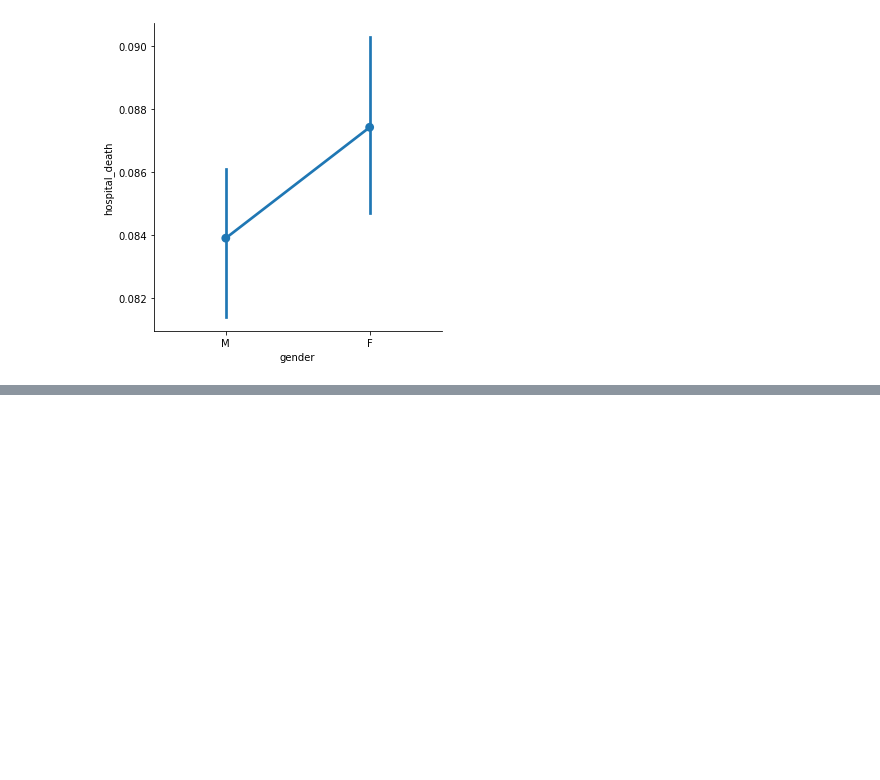
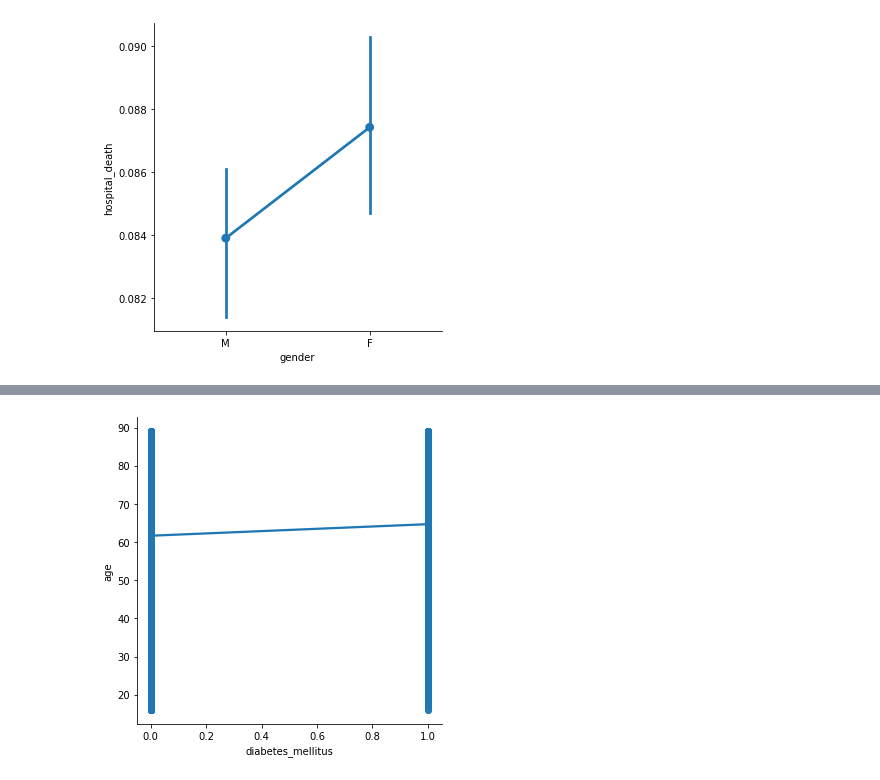
Before and after one commit to ConorD212/UCDPA_ConorDixon, a Jupyter notebook: DataSet 1 Patient Survival Prediction Dataset/DataSet 1 Patient Survival Prediction Dataset.ipynb, the cells around one changed output, grey strips where cells are left out. Cells and saved outputs as stored; diff of their text form; code cells hidden in the pictures; blank space fills up the shorter version.

Commit message:
attempting machine learning lmplot

```diff
--- a/DataSet 1 Patient Survival Prediction Dataset/DataSet 1 Patient Survival Prediction Dataset.ipynb
+++ b/DataSet 1 Patient Survival Prediction Dataset/DataSet 1 Patient Survival Prediction Dataset.ipynb
@@ -250,0 +257,7 @@ IndentationError: unexpected indent (Temp/ipykernel_11668/3885522347.py, line 5)
+# %%
+sns.lmplot(x="diabetes_mellitus",y="age",data=data)
+plt.xlabel("diabetes_mellitus")
+plt.ylabel("age")
+plt.show()
+# %% [output]
+[figure, added]
```
Also changed, not shown: parts of 1 cell of this notebook.
